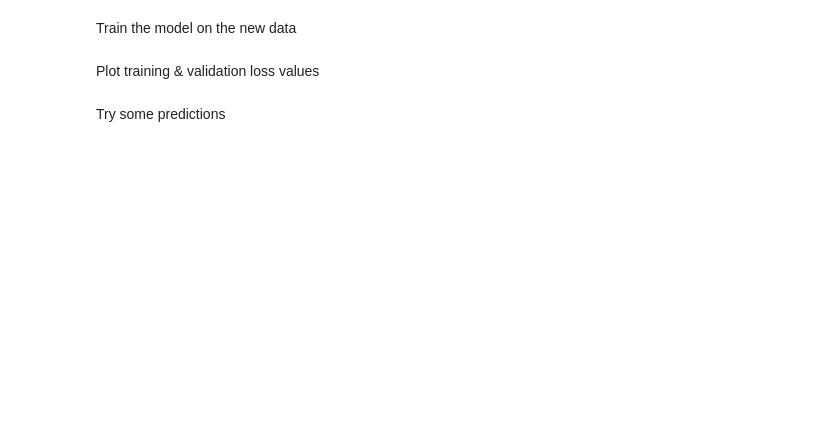
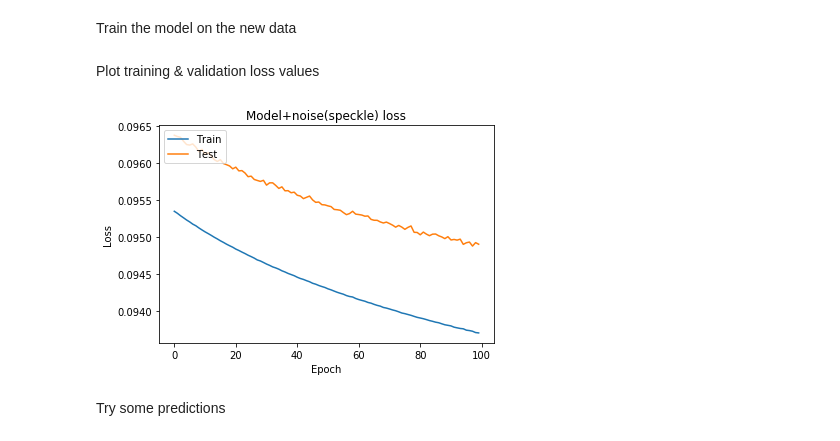
Before and after one commit to ecsquare/Deep-Compression-with-autoencoder, a Jupyter notebook: Compression_with_autoencoder.ipynb, the cells around one changed output. Drawn from its saved outputs; the diff is of its cells as text; code cells hidden in the pictures; blank space fills up the shorter version.

```diff
--- a/Compression_with_autoencoder.ipynb
+++ b/Compression_with_autoencoder.ipynb
@@ -269,13 +298,17 @@ autoencoder.fit(X_train_speckle, X_train_speckle,
 # %% [markdown]
 Plot training & validation loss values
 # %%
+a=autoencoder.history.history['loss']
+b=autoencoder.history.history['val_loss']
 plt.plot(autoencoder.history.history['loss'])
 plt.plot(autoencoder.history.history['val_loss'])
 plt.title('Model+noise(speckle) loss')
 plt.ylabel('Loss')
 plt.xlabel('Epoch')
 plt.legend(['Train', 'Test'], loc='upper left')
 plt.show()
+# %% [output]
+[figure, added]
 # %% [markdown]
 Try some predictions
 # %%
```
Also changed, not shown: parts of 13 cells of this notebook.
